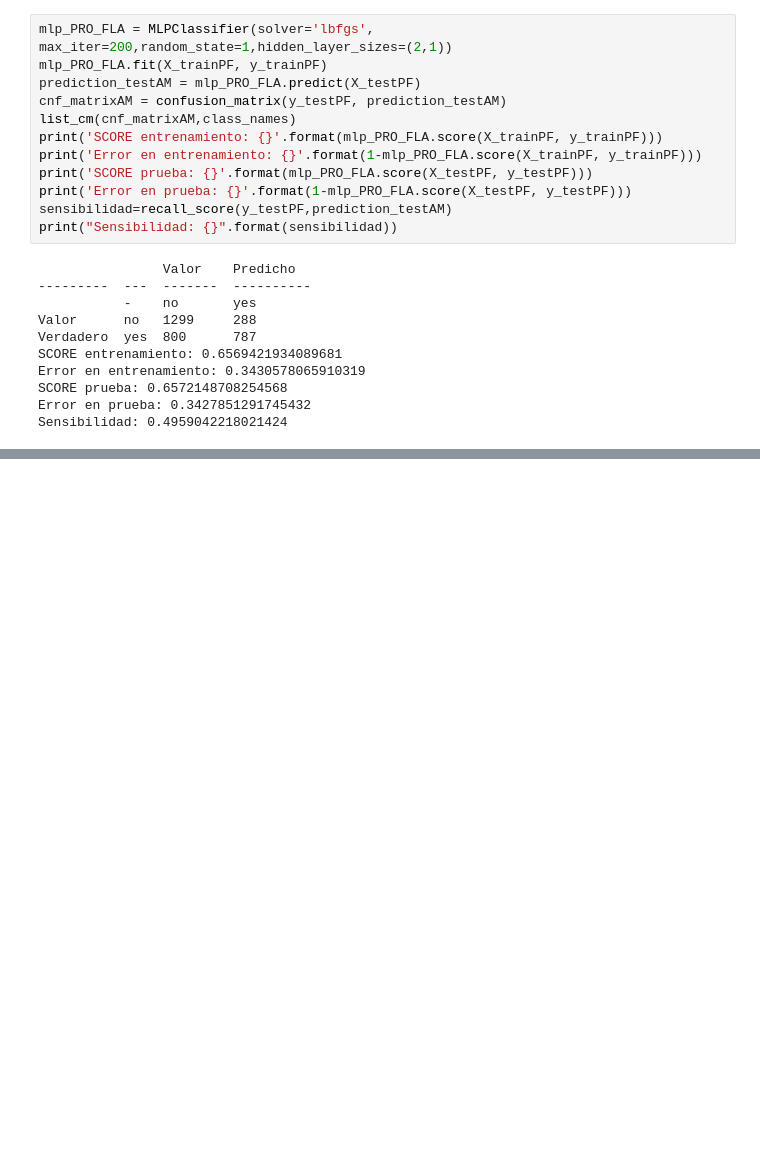
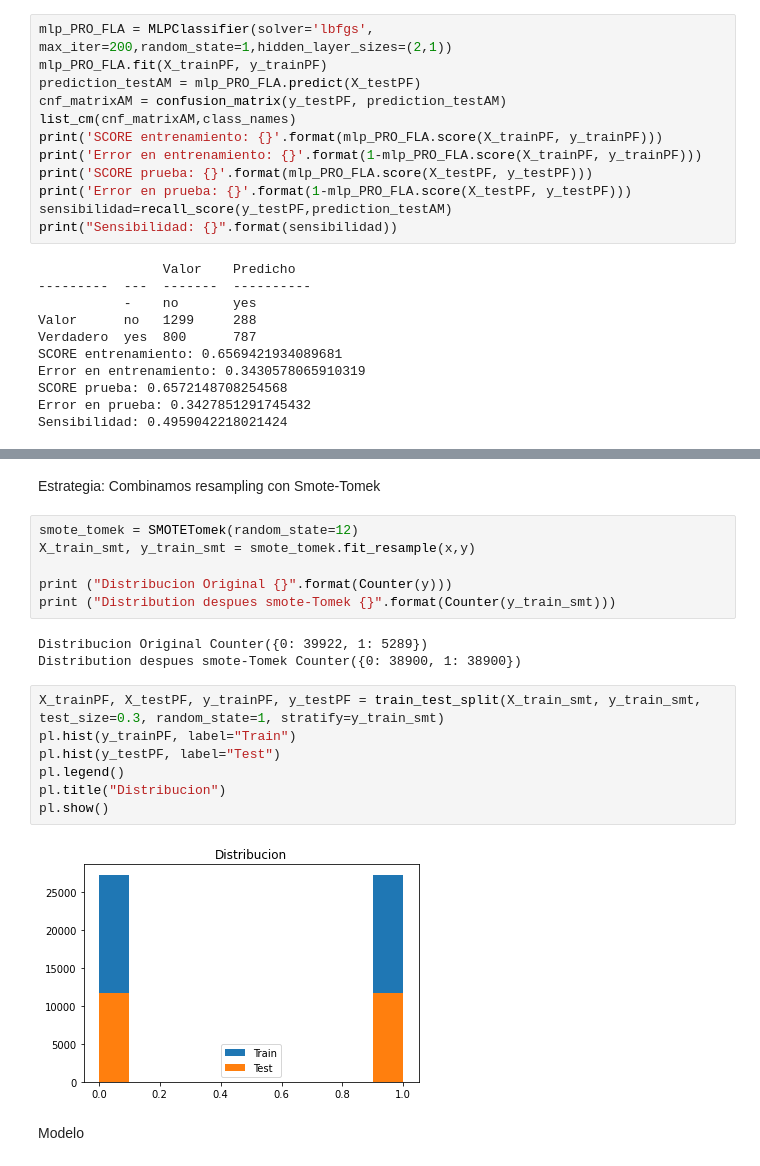
Before and after one commit to leonardo-91/sistemas-inteligentes, a Jupyter notebook: Proyecto_Final_Sistemas_Inteligentes.ipynb, the cells around one changed output, grey strips where cells are left out. Cells and saved outputs as stored; diff of their text form; blank space fills up the shorter version.

```diff
--- a/Proyecto_Final_Sistemas_Inteligentes.ipynb
+++ b/Proyecto_Final_Sistemas_Inteligentes.ipynb
@@ -742,0 +792,22 @@ Sensibilidad: 0.4959042218021424
+# %% [markdown]
+Estrategia: Combinamos resampling con Smote-Tomek
+# %%
+smote_tomek = SMOTETomek(random_state=12)
+X_train_smt, y_train_smt = smote_tomek.fit_resample(x,y)
+
+print ("Distribucion Original {}".format(Counter(y)))
+print ("Distribution despues smote-Tomek {}".format(Counter(y_train_smt)))
+# %% [output]
+Distribucion Original Counter({0: 39922, 1: 5289})
+Distribution despues smote-Tomek Counter({0: 38900, 1: 38900})
+# %%
+X_trainPF, X_testPF, y_trainPF, y_testPF = train_test_split(X_train_smt, y_train_smt, test_size=0.3, random_state=1, stratify=y_train_smt)
+pl.hist(y_trainPF, label="Train")
+pl.hist(y_testPF, label="Test")
+pl.legend()
+pl.title("Distribucion")
+pl.show()
+# %% [output]
+[figure, added]
+# %% [markdown]
+Modelo
```
Also changed, not shown: parts of 10 cells of this notebook.
